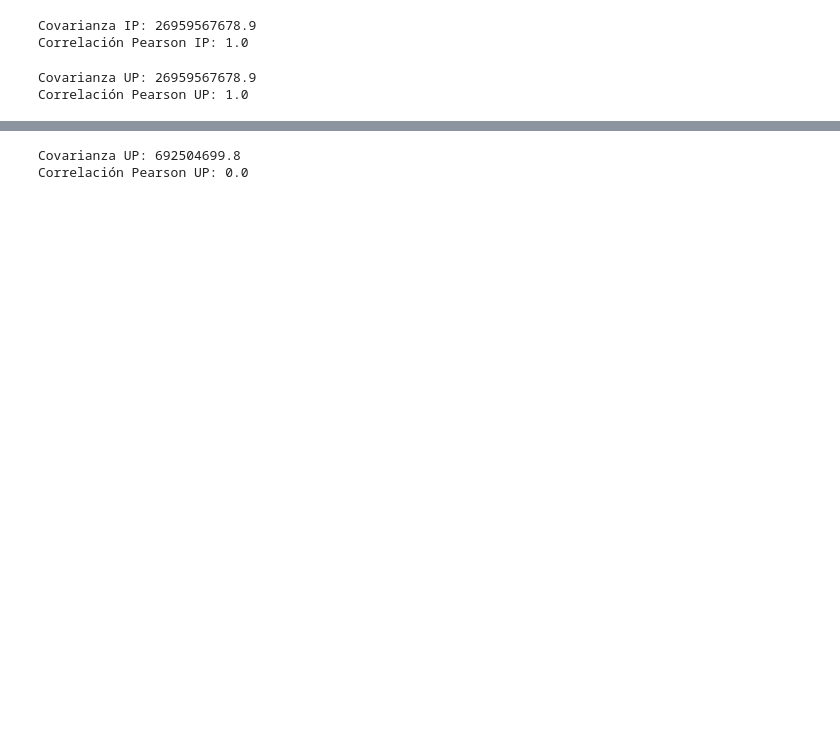
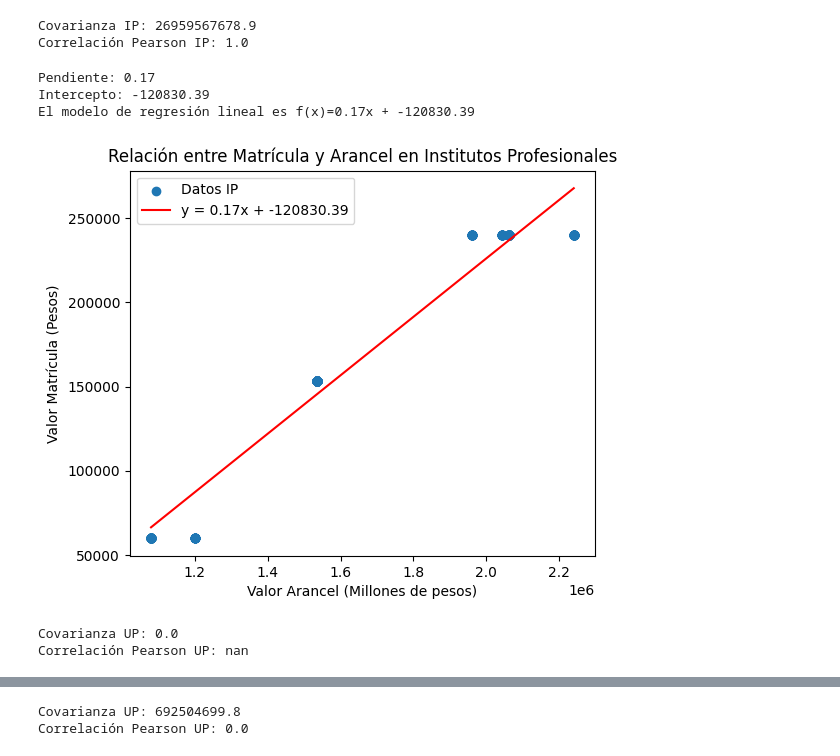
Before and after one commit to danibhern/estadistica, a Jupyter notebook: Examen practico (Preguntas).ipynb, the cells around one changed output, grey strips where cells are left out. Drawn from its saved outputs; the diff is of its cells as text; code cells hidden in the pictures; blank space fills up the shorter version.

```diff
--- a/Examen practico (Preguntas).ipynb
+++ b/Examen practico (Preguntas).ipynb
@@ -62,6 +120,35 @@ print(f'Correlación Pearson IP: {corr_IP:.1f}')
 # %% [output]
 Covarianza IP: 26959567678.9
 Correlación Pearson IP: 1.0
+# %%
+
+Tipoinstitucion_IP = df[df['TIPO DE INSTITUCION'] == 'Institutos Profesionales']
+
+v_indep = Tipoinstitucion_IP['VALOR ARANCEL (PESOS)']
+v_depen = Tipoinstitucion_IP['VALOR MATRICULA (PESOS)']
+
+modelo = np.polyfit(v_indep, v_depen, 1)
+pendiente, intercepto = modelo
+
+print(f'Pendiente: {pendiente:.2f}\nIntercepto: {intercepto:.2f}')
+print(f'El modelo de regresión lineal es f(x)={pendiente:.2f}x + {intercepto:.2f}')
+
+# Gráfico
+fig, ax = plt.subplots(figsize=(6, 5))
+ax.scatter(v_indep, v_depen, label='Datos IP')
+x_seq = np.linspace(min(v_indep), max(v_indep), 100)
+ax.plot(x_seq, pendiente * x_seq + intercepto, color='red', label=f'y = {pendiente:.2f}x + {intercepto:.2f}')
+ax.set_title('Relación entre Matrícula y Arancel en Institutos Profesionales')
+ax.set_xlabel('Valor Arancel (Millones de pesos)')
+ax.set_ylabel('Valor Matrícula (Pesos)')
+ax.legend()
+
+plt.show()
+# %% [output]
+Pendiente: 0.17
+Intercepto: -120830.39
+El modelo de regresión lineal es f(x)=0.17x + -120830.39
+[figure, added]
 # %%
 # Filtro las filas que correspondan a Universidades Privadas
 Tipoinstitucion_UP = df[df['TIPO DE INSTITUCION'] == 'Universidades Privadas']
@@ -70,8 +157,8 @@ covar_UP = Tipoinstitucion_UP['VALOR MATRICULA (PESOS)'].cov(Tipoinstitucion_UP[
 
 corr_UP = Tipoinstitucion_UP['VALOR MATRICULA (PESOS)'].corr(Tipoinstitucion_UP['VALOR ARANCEL (PESOS)'])
 
-print(f'Covarianza UP: {covar_IP:.1f}')
-print(f'Correlación Pearson UP: {corr_IP:.1f}')
+print(f'Covarianza UP: {covar_UP:.1f}')
+print(f'Correlación Pearson UP: {corr_UP:.1f}')
 # %% [output]
-Covarianza UP: 26959567678.9
-Correlación Pearson UP: 1.0
+Covarianza UP: 0.0
+Correlación Pearson UP: nan
```
Also changed, not shown: parts of 4 cells of this notebook.
